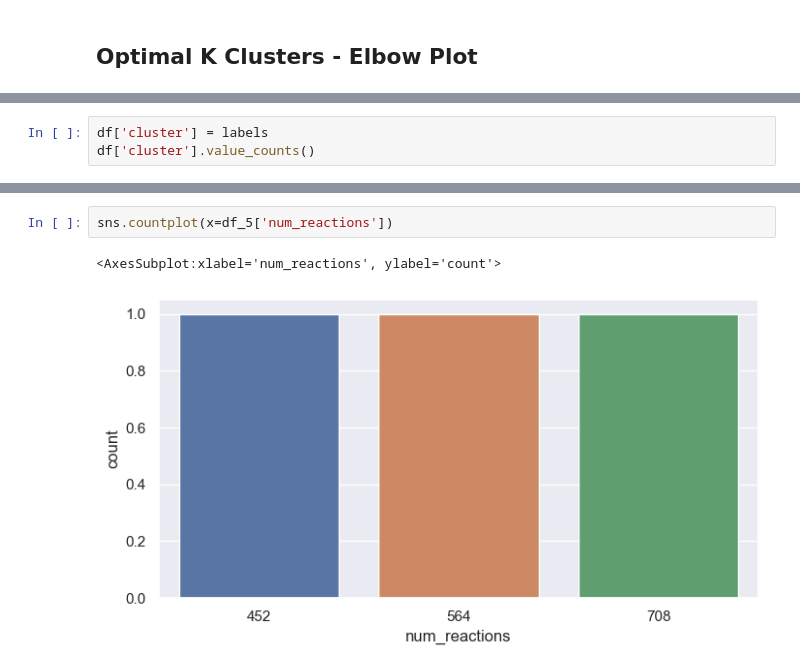
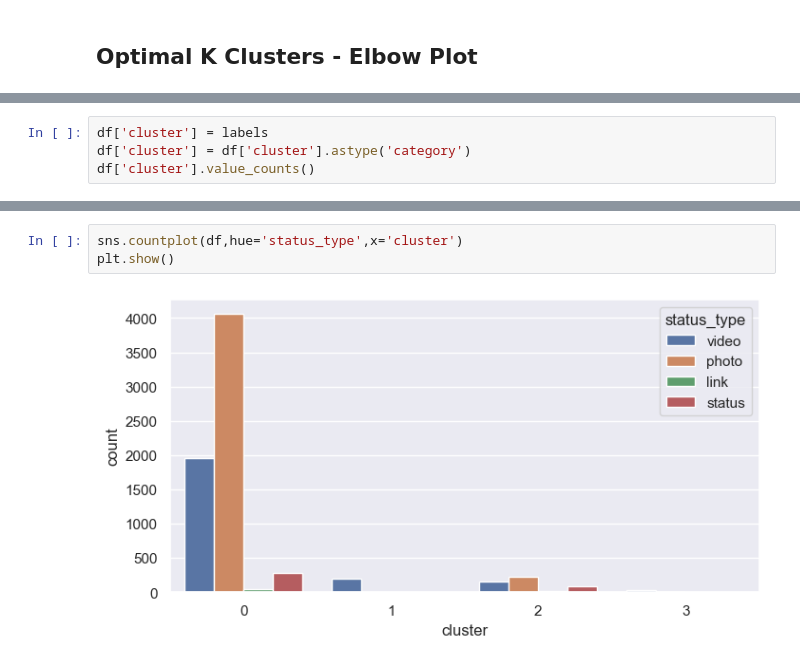
Before and after one commit to rhaswah/ds-tutorials, a Jupyter notebook: k_means/kmeans.ipynb, the cells around one changed output, grey strips where cells are left out. Saved outputs shown, nothing was run; the diff lists cells and outputs as text.

```diff
--- a/k_means/kmeans.ipynb
+++ b/k_means/kmeans.ipynb
@@ -277,5 +279,6 @@ pca_df
 # %%
 df['cluster'] = labels
+df['cluster'] = df['cluster'].astype('category')
 df['cluster'].value_counts()
 # %% [output]
 cluster
@@ -297,5 +290,5 @@ sns.histplot(a,x='num_reactions')
-# %%
-sns.countplot(x=df_5['num_reactions'])
-# %% [output]
-<AxesSubplot:xlabel='num_reactions', ylabel='count'>
-[figure, removed]
+# %%
+sns.countplot(df,hue='status_type',x='cluster')
+plt.show()
+# %% [output]
+[figure, added]
```
Also changed, not shown: parts of 29 cells of this notebook, 1 other file.
